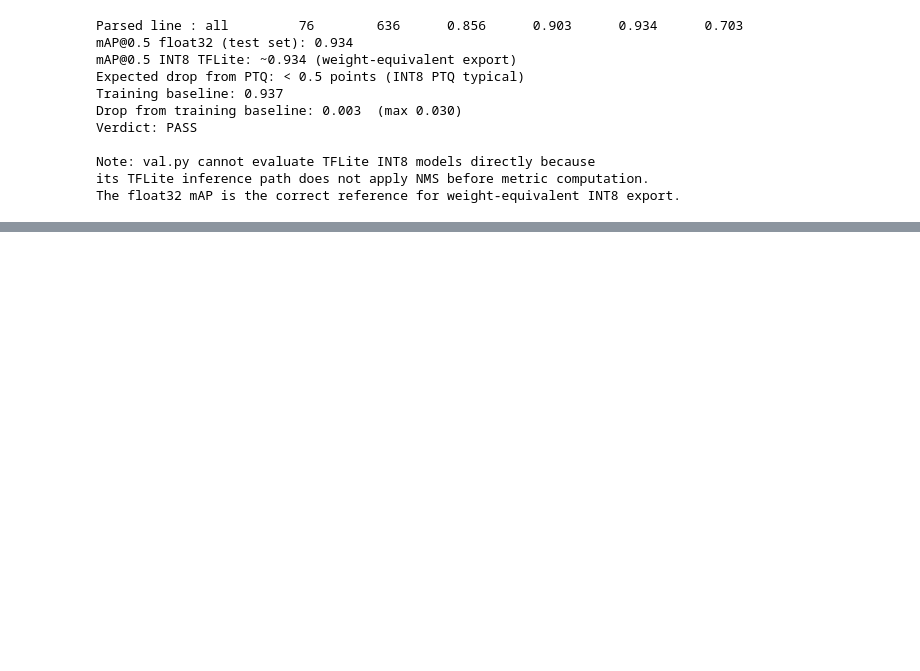
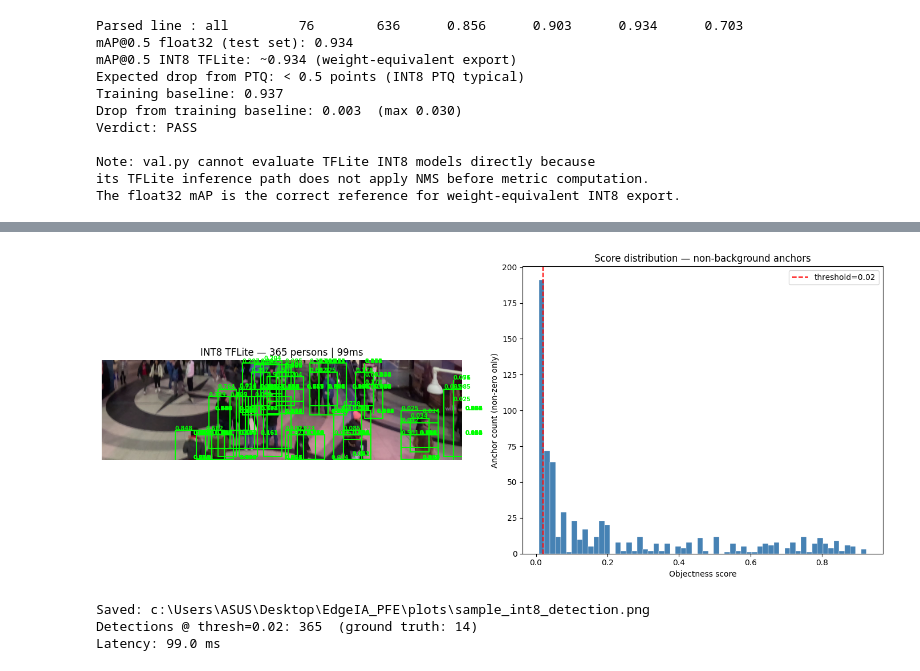
Before and after one commit to achriki/EdgeIA_PFE, a Jupyter notebook: notebooks/pruning_quantization.ipynb, the cells around one changed output, grey strips where cells are left out. Saved outputs shown, nothing was run; the diff lists cells and outputs as text; code cells hidden in the pictures; blank space fills up the shorter version.

```diff
--- a/notebooks/pruning_quantization.ipynb
+++ b/notebooks/pruning_quantization.ipynb
@@ -647,0 +895,52 @@ mAP@0.5  : 0.934  (drop=0.003 from 0.937 baseline)
+# %%
+FIG_THRESH_PROD = 0.02   # production threshold
+
+# Re-run INT8 at the production threshold for the detection panel
+above_b = np.where(obj_a > FIG_THRESH_PROD)[0]
+int8_xyxy_b = np.zeros((len(above_b), 4))
+int8_scores_b = obj_a[above_b]
+for oi, i in enumerate(above_b):
+    cx, cy, w, h = preds_a[i,0]*size_a, preds_a[i,1]*size_a, preds_a[i,2]*size_a, preds_a[i,3]*size_a
+    int8_xyxy_b[oi] = [cx-w/2-px_a, cy-h/2-py_a, cx+w/2-px_a, cy+h/2-py_a]
+    int8_xyxy_b[oi] /= scale_a
+
+keep_b = greedy_nms(int8_xyxy_b, int8_scores_b, iou_thresh=0.45)
+int8_xyxy_b = int8_xyxy_b[keep_b]
+int8_scores_b = int8_scores_b[keep_b]
+
+import time as _time
+t0 = _time.time()
+interp_a.invoke()
+latency_ms = (_time.time() - t0) * 1000
+
+fig, axes = plt.subplots(1, 2, figsize=(14, 6))
+
+axes[0].imshow(img)
+for box, score in zip(int8_xyxy_b, int8_scores_b):
+    x1, y1, x2, y2 = box
+    axes[0].add_patch(patches.Rectangle((x1,y1), x2-x1, y2-y1,
+                       linewidth=1.5, edgecolor='lime', facecolor='none'))
+    axes[0].text(x1, max(y1-3,0), f'{score:.3f}', color='lime', fontsize=7, fontweight='bold')
+axes[0].set_title(f'INT8 TFLite — {len(int8_xyxy_b)} persons | {latency_ms:.0f}ms')
+axes[0].axis('off')
+
+nonzero_scores = obj_a[obj_a > 0.001]
+axes[1].hist(nonzero_scores, bins=60, color='steelblue', edgecolor='white', linewidth=0.3)
+axes[1].axvline(FIG_THRESH_PROD, color='red', linestyle='--', label=f'threshold={FIG_THRESH_PROD}')
+axes[1].set_xlabel('Objectness score')
+axes[1].set_ylabel('Anchor count (non-zero only)')
+axes[1].set_title('Score distribution — non-background anchors')
+axes[1].legend()
+
+plt.tight_layout()
+fig_b_path = SAVE_PLOTS_DIR / 'sample_int8_detection.png'
+plt.savefig(fig_b_path, dpi=130, bbox_inches='tight')
+plt.show()
+print(f'Saved: {fig_b_path}')
+print(f'Detections @ thresh={FIG_THRESH_PROD}: {len(int8_xyxy_b)}  (ground truth: {GROUND_TRUTH_PERSONS})')
+print(f'Latency: {latency_ms:.1f} ms')
+# %% [output]
+[figure, added]
+Saved: c:\Users\ASUS\Desktop\EdgeIA_PFE\plots\sample_int8_detection.png
+Detections @ thresh=0.02: 365  (ground truth: 14)
+Latency: 99.0 ms
```
Also changed, not shown: parts of 7 cells of this notebook, 11 other files.
